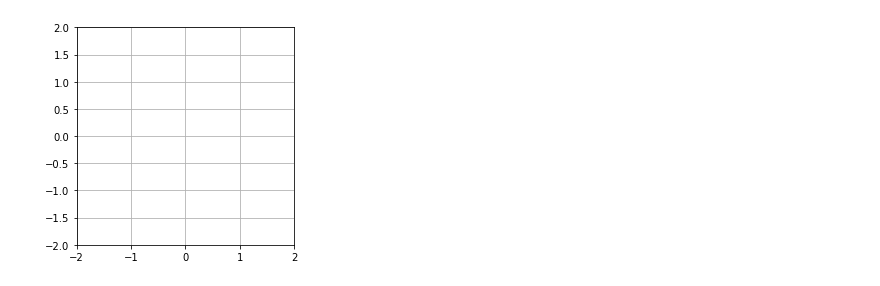
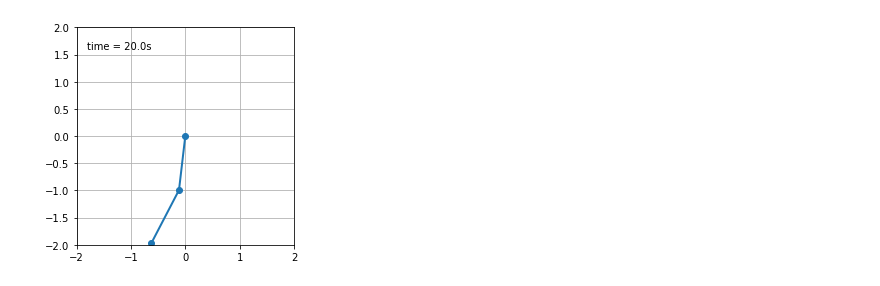
Before and after one commit to f-fathurrahman/ffr-MetodeNumerik, a Jupyter notebook: NOTEBOOKS/anim_pendulum.ipynb, the cells around one changed output. Drawn from its saved outputs; the diff is of its cells as text; code cells hidden in the pictures.

```diff
--- a/NOTEBOOKS/anim_pendulum.ipynb
+++ b/NOTEBOOKS/anim_pendulum.ipynb
@@ -9,9 +9,9 @@ import matplotlib.animation as animation
 
 G = 9.8  # acceleration due to gravity, in m/s^2
 L1 = 1.0  # length of pendulum 1 in m
-L2 = 1.0  # length of pendulum 2 in m
+L2 = 1.1  # length of pendulum 2 in m
 M1 = 1.0  # mass of pendulum 1 in kg
-M2 = 1.0  # mass of pendulum 2 in kg
+M2 = 10.0  # mass of pendulum 2 in kg
 
 
 def derivs(state, t):
@@ -42,9 +42,9 @@ t = np.arange(0.0, 20, dt)
 
 # th1 and th2 are the initial angles (degrees)
 # w10 and w20 are the initial angular velocities (degrees per second)
-th1 = 120.0
+th1 = 30.0
 w1 = 0.0
-th2 = -10.0
+th2 = 60.0
 w2 = 0.0
 
 # initial state
@@ -85,4 +85,7 @@ def animate(i):
 
 ani = animation.FuncAnimation(fig, animate, np.arange(1, len(y)),
                               interval=25, blit=True, init_func=init)
+
+from IPython.display import HTML
+HTML( ani.to_html5_video() )
 # %% [output]
@@ -89 +93 @@ ani = animation.FuncAnimation(fig, animate, np.arange(1, len(y)),
-[figure, old version]
+[figure, new version]
```
Also changed, not shown: parts of 2 cells of this notebook.
